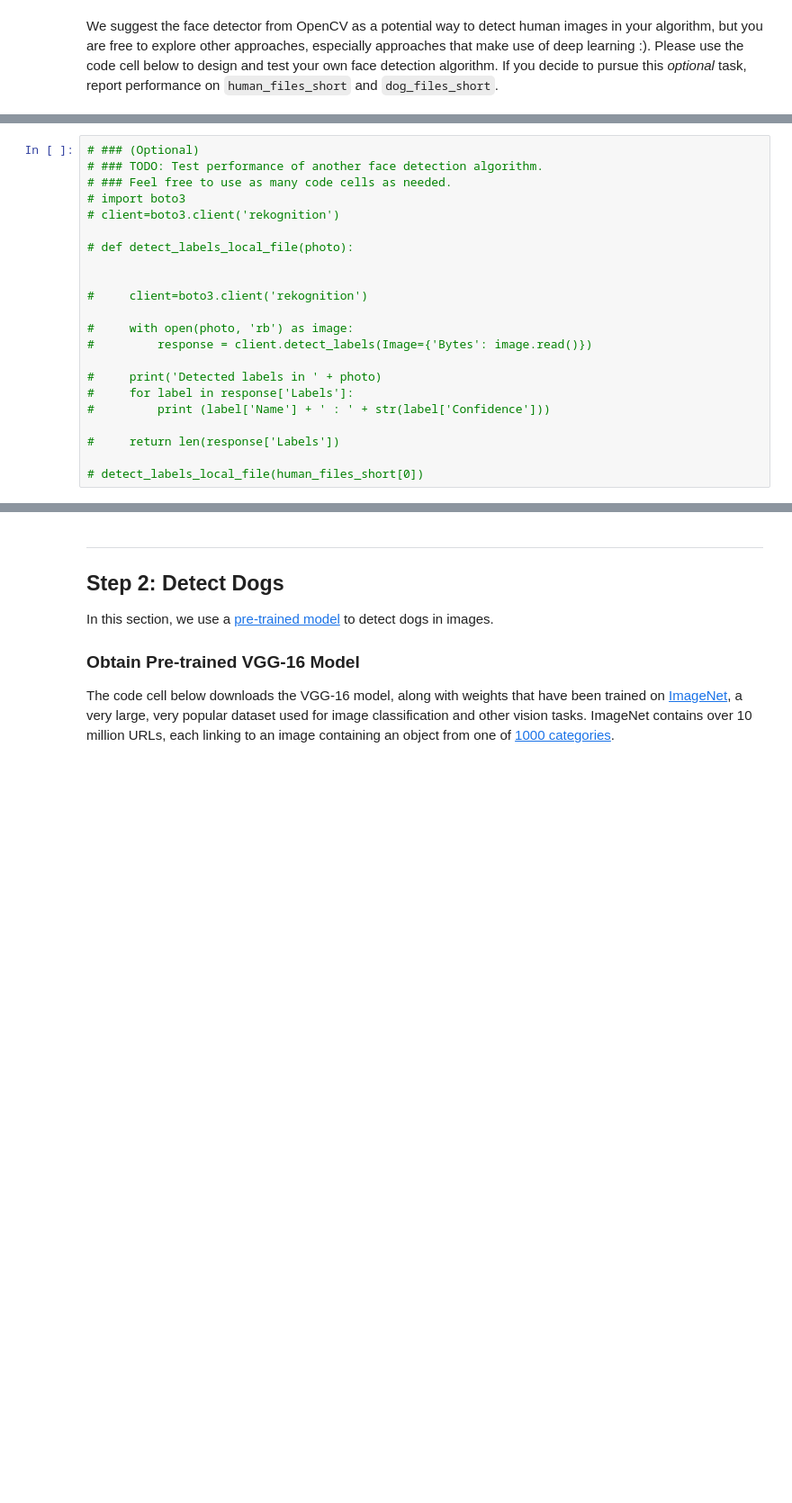
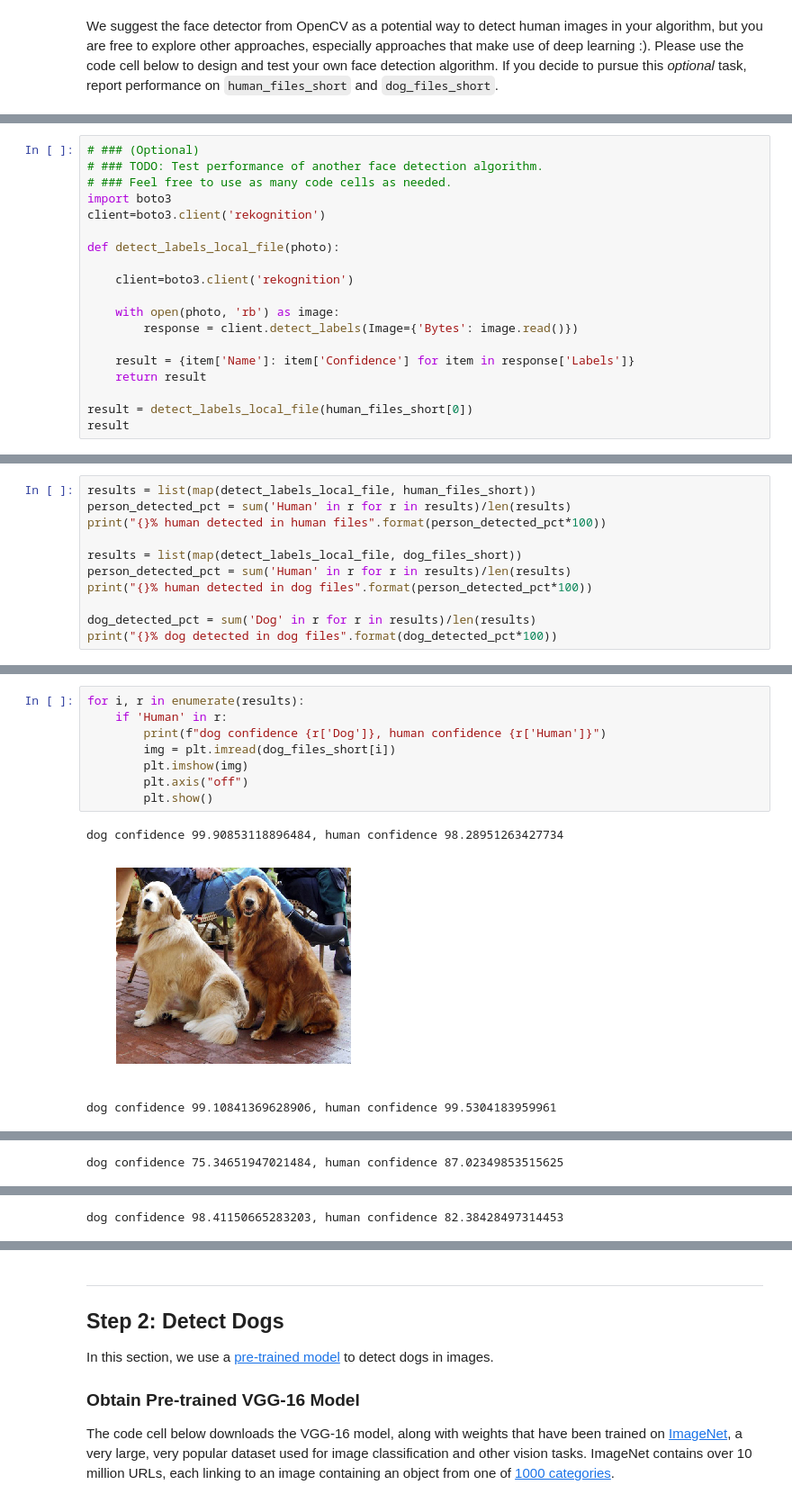
Before and after one commit to NoxMoon/deep-learning-v2-pytorch, a Jupyter notebook: project-dog-classification/dog_app.ipynb, the cells around one changed output, grey strips where cells are left out. Shown at 90% size. Cells and saved outputs as stored; diff of their text form; blank space fills up the shorter version.

```diff
--- a/project-dog-classification/dog_app.ipynb
+++ b/project-dog-classification/dog_app.ipynb
@@ -154,21 +157,18 @@ We suggest the face detector from OpenCV as a potential way to detect human imag
 # ### (Optional)
 # ### TODO: Test performance of another face detection algorithm.
 # ### Feel free to use as many code cells as needed.
-# import boto3
-# client=boto3.client('rekognition')
+import boto3
+client=boto3.client('rekognition')
 
-# def detect_labels_local_file(photo):
+def detect_labels_local_file(photo):
 
+    client=boto3.client('rekognition')
 
-#     client=boto3.client('rekognition')
+    with open(photo, 'rb') as image:
+        response = client.detect_labels(Image={'Bytes': image.read()})
 
-#     with open(photo, 'rb') as image:
-#         response = client.detect_labels(Image={'Bytes': image.read()})
+    result = {item['Name']: item['Confidence'] for item in response['Labels']}
+    return result
 
-#     print('Detected labels in ' + photo)
-#     for label in response['Labels']:
-#         print (label['Name'] + ' : ' + str(label['Confidence']))
-
-#     return len(response['Labels'])
-
-# detect_labels_local_file(human_files_short[0])
+result = detect_labels_local_file(human_files_short[0])
+result
@@ -174,0 +196,11 @@ We suggest the face detector from OpenCV as a potential way to detect human imag
+# %%
+results = list(map(detect_labels_local_file, human_files_short))
+person_detected_pct = sum('Human' in r for r in results)/len(results)
+print("{}% human detected in human files".format(person_detected_pct*100))
+
+results = list(map(detect_labels_local_file, dog_files_short))
+person_detected_pct = sum('Human' in r for r in results)/len(results)
+print("{}% human detected in dog files".format(person_detected_pct*100))
+
+dog_detected_pct = sum('Dog' in r for r in results)/len(results)
+print("{}% dog detected in dog files".format(dog_detected_pct*100))
@@ -174,0 +211,12 @@ We suggest the face detector from OpenCV as a potential way to detect human imag
+# %%
+for i, r in enumerate(results):
+    if 'Human' in r:
+        print(f"dog confidence {r['Dog']}, human confidence {r['Human']}")
+        img = plt.imread(dog_files_short[i])
+        plt.imshow(img)
+        plt.axis("off")
+        plt.show()
+# %% [output]
+dog confidence 99.90853118896484, human confidence 98.28951263427734
+[figure, added]
+dog confidence 99.10841369628906, human confidence 99.5304183959961
@@ -174,0 +224 @@ We suggest the face detector from OpenCV as a potential way to detect human imag
+dog confidence 75.34651947021484, human confidence 87.02349853515625
@@ -174,0 +226 @@ We suggest the face detector from OpenCV as a potential way to detect human imag
+dog confidence 98.41150665283203, human confidence 82.38428497314453
```
Also changed, not shown: parts of 7 cells of this notebook, 1 other file.
